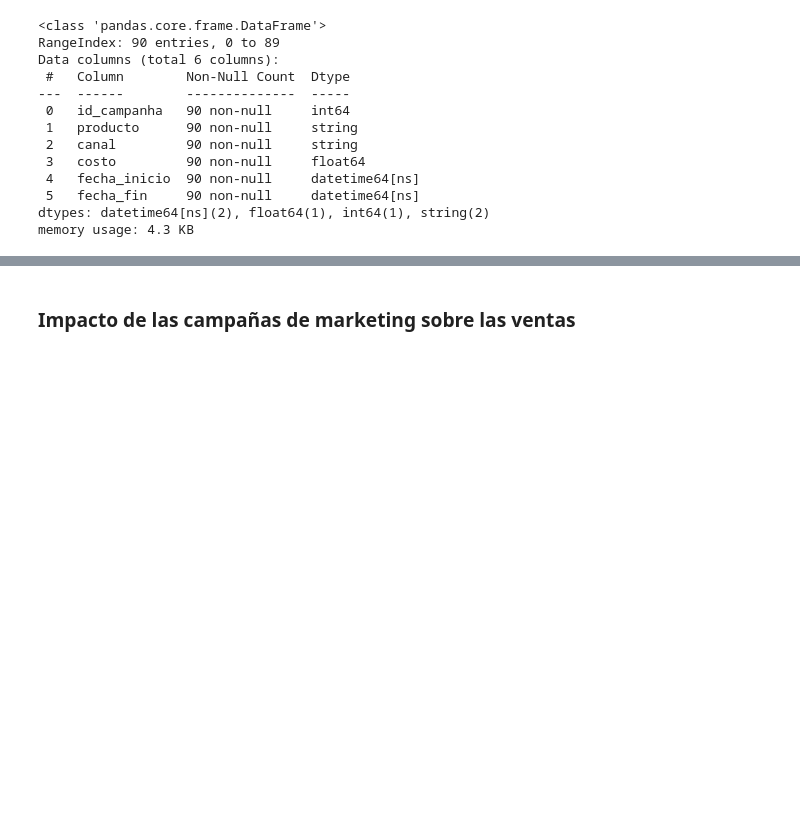
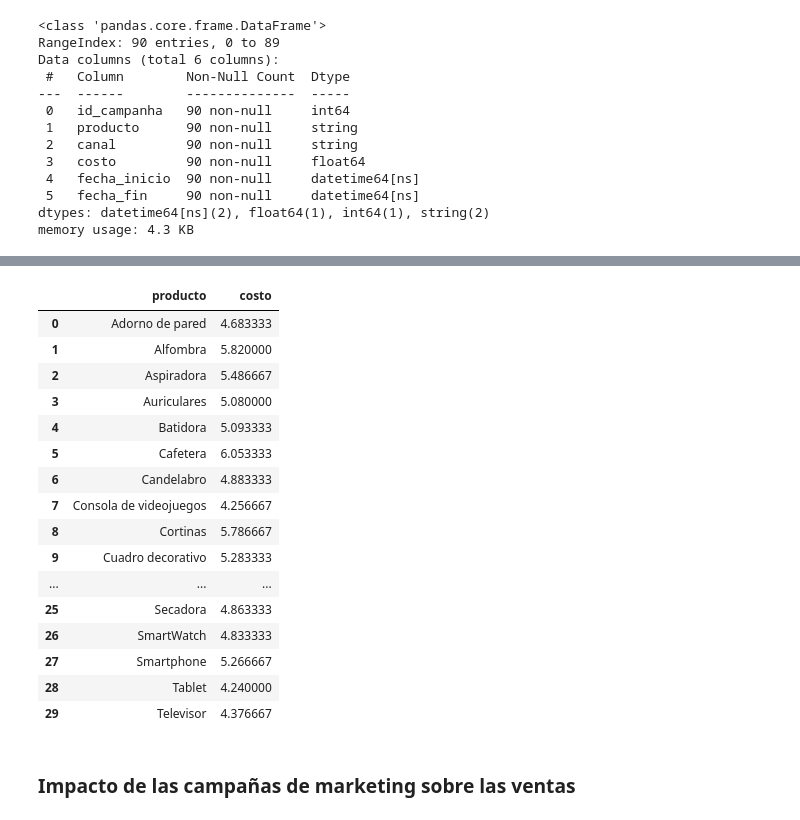
Before and after one commit to FerJGit/TT-2C2025-Data-Analitycs-Notebooks, a Jupyter notebook: PreEntrega/Mis_Archivos/Pre-entrega.ipynb, the cells around one changed output, grey strips where cells are left out. Drawn from its saved outputs; the diff is of its cells as text; code cells hidden in the pictures; blank space fills up the shorter version.

```diff
--- a/PreEntrega/Mis_Archivos/Pre-entrega.ipynb
+++ b/PreEntrega/Mis_Archivos/Pre-entrega.ipynb
@@ -883,0 +884,24 @@ ventas_marketing.tail()
+# %%
+# Veo que por cada producto empiezan a duplicarse las ventas, por cada campaña de marketing en los diferentes canales.
+# Para evitar estos duplicados, hay que agrupar la tabla de marketing por producto, antes de hacer el merge con ventas (a costa de perder las fechas de incio y fin de campaña)
+# Genero un nuevo dataframe df_marketing_avg
+df_marketing_avg = df_marketing.groupby("producto", as_index=False)["costo"].mean()
+df_marketing_avg
+# %% [output]
+|  | producto | costo |
+| 0 | Adorno de pared | 4.683333 |
+| 1 | Alfombra | 5.820000 |
+| 2 | Aspiradora | 5.486667 |
+| 3 | Auriculares | 5.080000 |
+| 4 | Batidora | 5.093333 |
+| 5 | Cafetera | 6.053333 |
+| 6 | Candelabro | 4.883333 |
+| 7 | Consola de videojuegos | 4.256667 |
+| 8 | Cortinas | 5.786667 |
+| 9 | Cuadro decorativo | 5.283333 |
+| ... | ... | ... |
+| 25 | Secadora | 4.863333 |
+| 26 | SmartWatch | 4.833333 |
+| 27 | Smartphone | 5.266667 |
+| 28 | Tablet | 4.240000 |
+| 29 | Televisor | 4.376667 |
```
Also changed, not shown: parts of 15 cells of this notebook.
